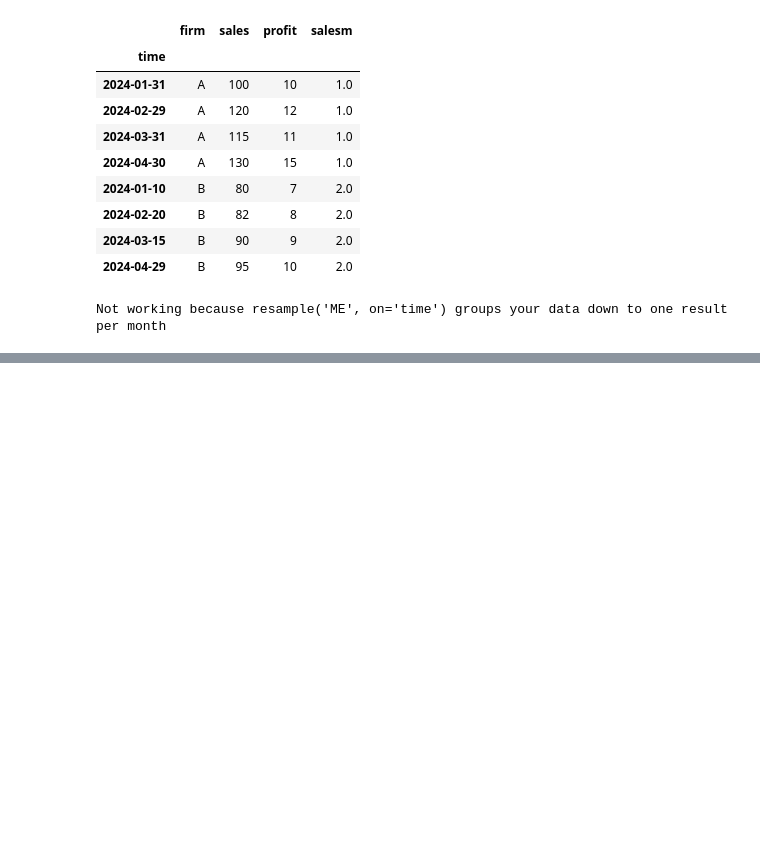
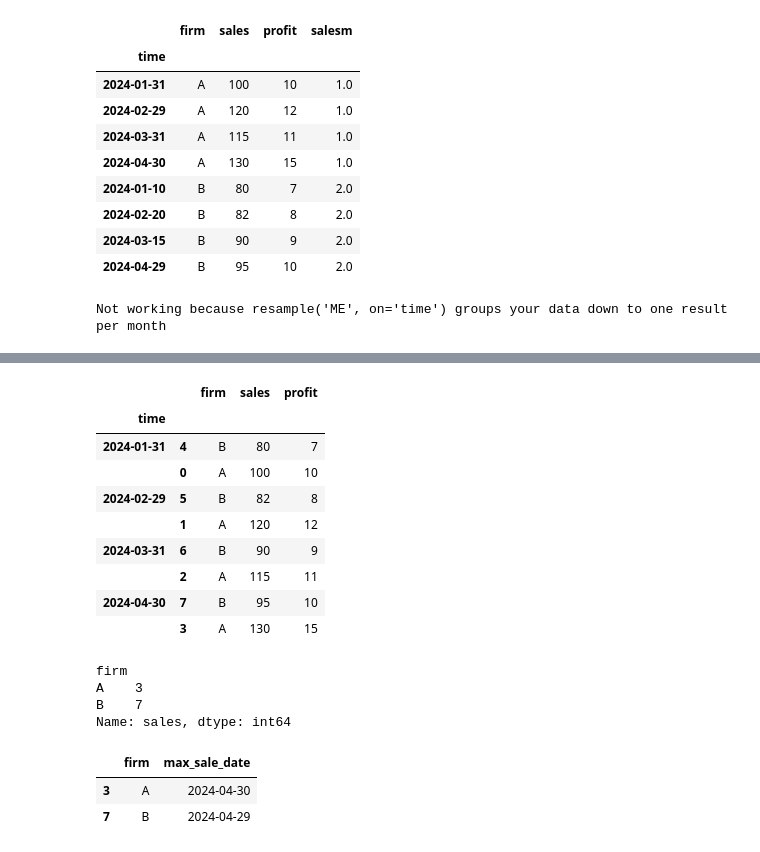
Before and after one commit to jeremyxtmeng/learning-pandas-plotting, a Jupyter notebook: learning_7_summary.ipynb, the cells around one changed output, grey strips where cells are left out. Cells and saved outputs as stored; diff of their text form; code cells hidden in the pictures; blank space fills up the shorter version.

```diff
--- a/learning_7_summary.ipynb
+++ b/learning_7_summary.ipynb
@@ -972,0 +994,27 @@ Not working because resample('ME', on='time') groups your data down to one resul
+# %%
+panel.groupby(pd.Grouper(key='time', freq='ME')).apply(lambda g: g.head(2))
+# %% [output]
+|  |  | firm | sales | profit |
+| time |  |  |  |  |
+| 2024-01-31 | 4 | B | 80 | 7 |
+|  | 0 | A | 100 | 10 |
+| 2024-02-29 | 5 | B | 82 | 8 |
+|  | 1 | A | 120 | 12 |
+| 2024-03-31 | 6 | B | 90 | 9 |
+|  | 2 | A | 115 | 11 |
+| 2024-04-30 | 7 | B | 95 | 10 |
+|  | 3 | A | 130 | 15 |
+# %%
+panel.groupby('firm')['sales'].idxmax()
+# %% [output]
+firm
+A    3
+B    7
+Name: sales, dtype: int64
+# %%
+idx = panel.groupby('firm')['sales'].idxmax()
+panel.loc[idx, ['firm', 'time']].rename(columns={'time': 'max_sale_date'})
+# %% [output]
+|  | firm | max_sale_date |
+| 3 | A | 2024-04-30 |
+| 7 | B | 2024-04-29 |
```
Also changed, not shown: parts of 3 cells of this notebook.
